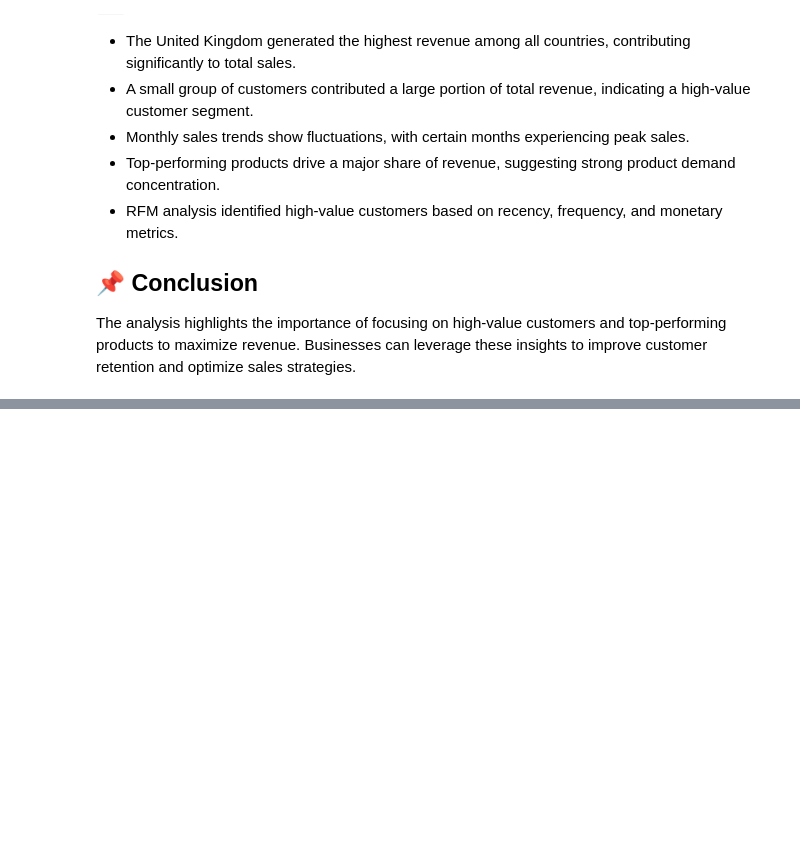
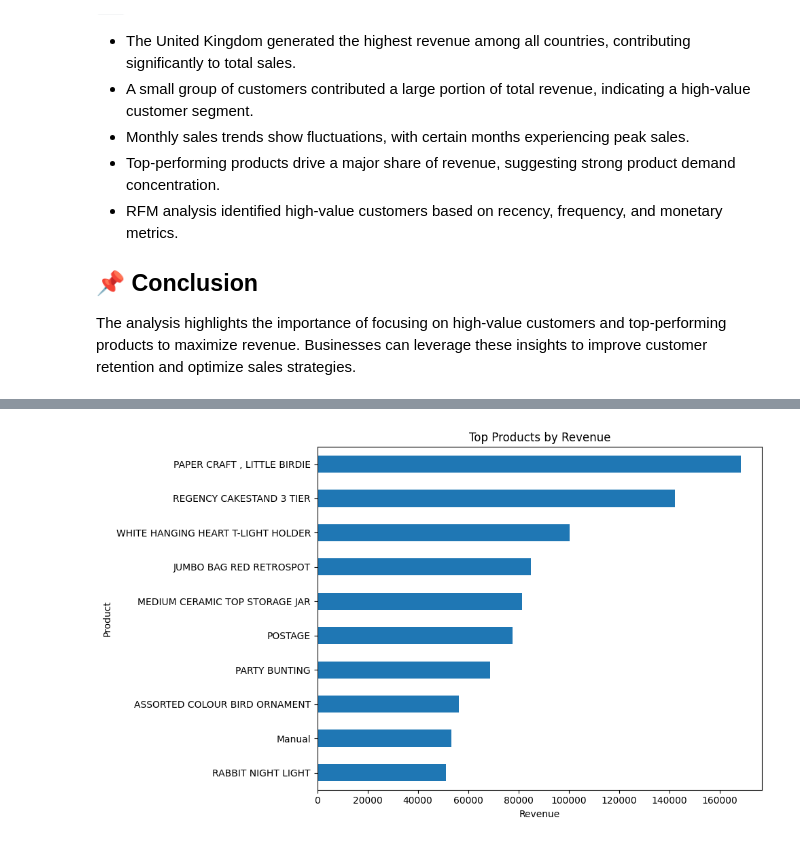
Before and after one commit to macjaybez0522-coder/ecommerce-sales-analysis, a Jupyter notebook: notebooks/analysis.ipynb, the cells around one changed output, grey strips where cells are left out. Cells and saved outputs as stored; diff of their text form; code cells hidden in the pictures; blank space fills up the shorter version.

```diff
--- a/notebooks/analysis.ipynb
+++ b/notebooks/analysis.ipynb
@@ -195,0 +239,16 @@ The analysis highlights the importance of focusing on high-value customers and t
+# %%
+top_products = (
+    df.groupby('Description')['Revenue']
+      .sum()
+      .sort_values(ascending=False)
+      .head(10)
+)
+
+top_products.sort_values().plot(kind='barh', figsize=(10, 6))
+plt.title("Top Products by Revenue")
+plt.xlabel("Revenue")
+plt.ylabel("Product")
+plt.tight_layout()
+plt.show()
+# %% [output]
+[figure, added]
```
Also changed, not shown: parts of 6 cells of this notebook.
